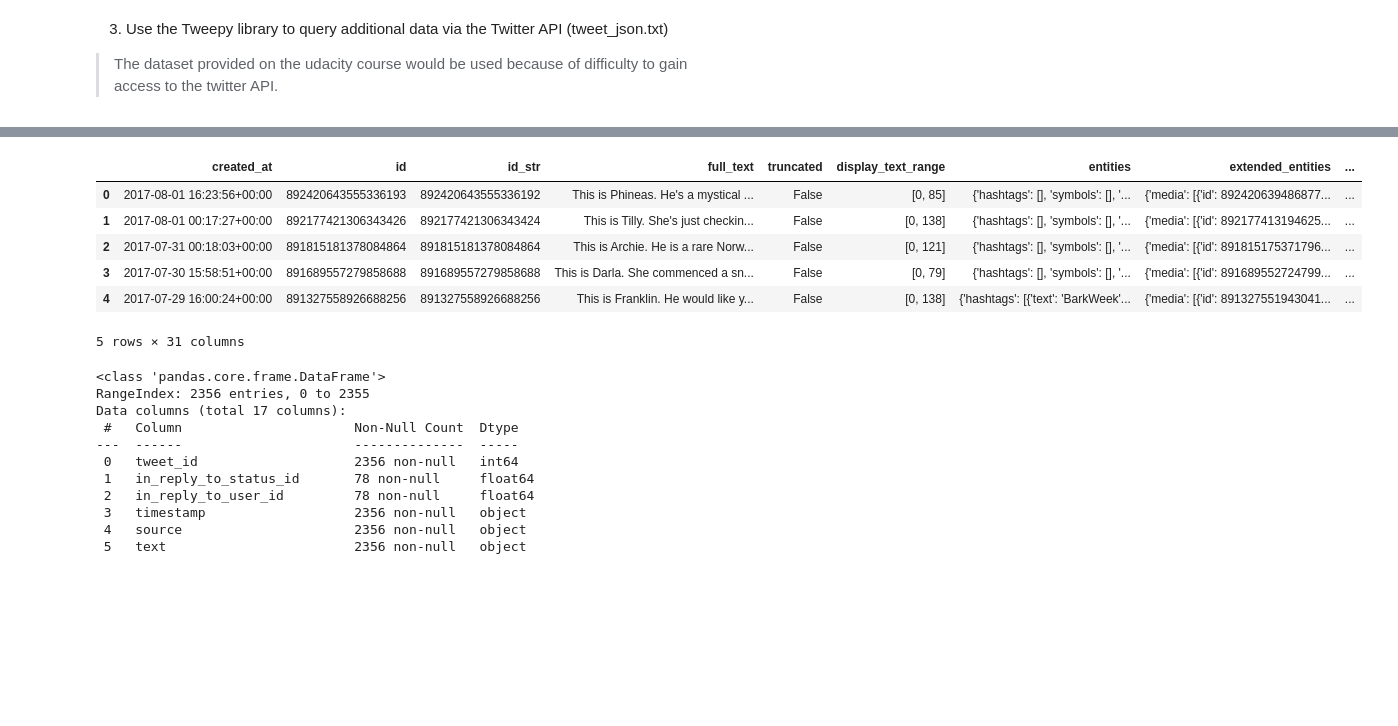
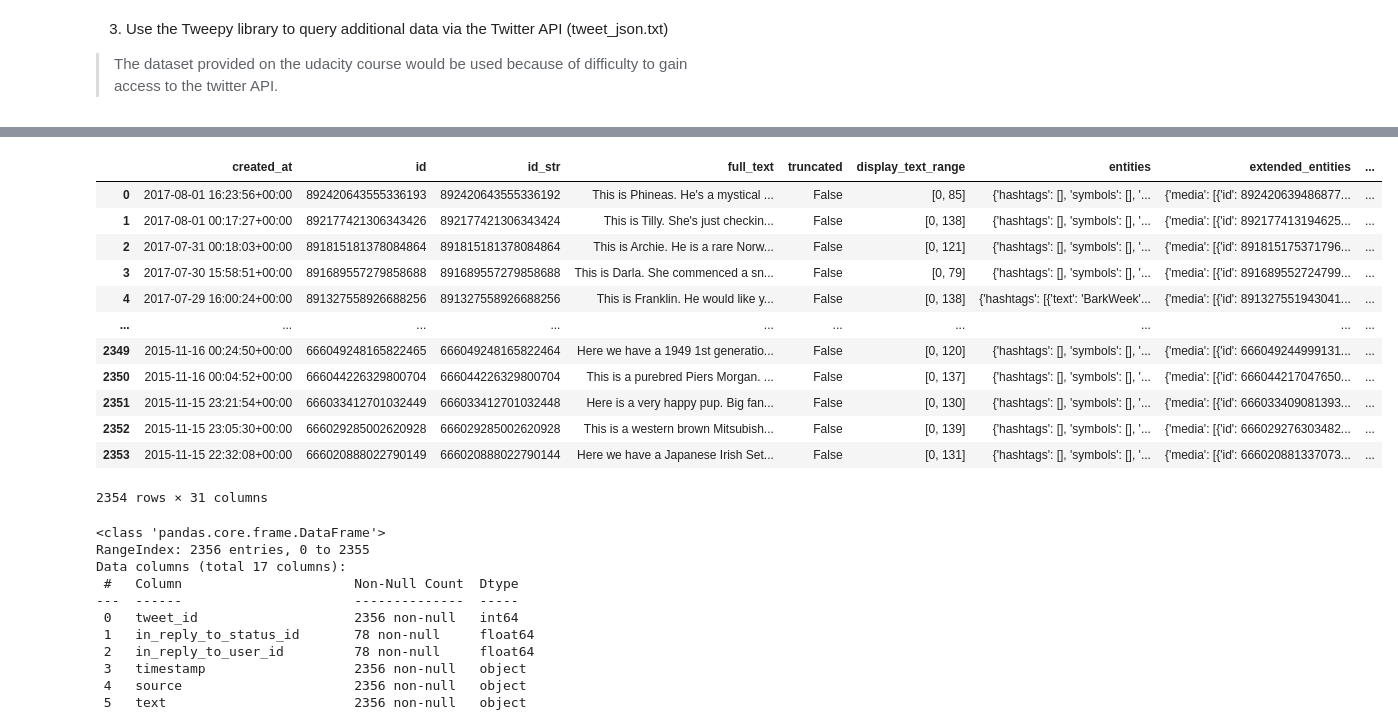
Before and after one commit to dev-tyta/Twitter-Data-Wrangling, a Jupyter notebook: wrangle_act.ipynb, the cells around one changed output, grey strips where cells are left out. Cells and saved outputs as stored; diff of their text form; code cells hidden in the pictures; blank space fills up the shorter version.

```diff
--- a/wrangle_act.ipynb
+++ b/wrangle_act.ipynb
@@ -55,13 +68,19 @@ image_pred.head()
 # %%
-tweet_json.head()
+tweet_json
 # %% [output]
 |  | created_at | id | id_str | full_text | truncated | display_text_range | entities | extended_entities | ... |
 | 0 | 2017-08-01 16:23:56+00:00 | 892420643555336193 | 892420643555336192 | This is Phineas. He's a mystical ... | False | [0, 85] | {'hashtags': [], 'symbols': [], '... | {'media': [{'id': 892420639486877... | ... |
 | 1 | 2017-08-01 00:17:27+00:00 | 892177421306343426 | 892177421306343424 | This is Tilly. She's just checkin... | False | [0, 138] | {'hashtags': [], 'symbols': [], '... | {'media': [{'id': 892177413194625... | ... |
 | 2 | 2017-07-31 00:18:03+00:00 | 891815181378084864 | 891815181378084864 | This is Archie. He is a rare Norw... | False | [0, 121] | {'hashtags': [], 'symbols': [], '... | {'media': [{'id': 891815175371796... | ... |
 | 3 | 2017-07-30 15:58:51+00:00 | 891689557279858688 | 891689557279858688 | This is Darla. She commenced a sn... | False | [0, 79] | {'hashtags': [], 'symbols': [], '... | {'media': [{'id': 891689552724799... | ... |
 | 4 | 2017-07-29 16:00:24+00:00 | 891327558926688256 | 891327558926688256 | This is Franklin. He would like y... | False | [0, 138] | {'hashtags': [{'text': 'BarkWeek'... | {'media': [{'id': 891327551943041... | ... |
+| ... | ... | ... | ... | ... | ... | ... | ... | ... | ... |
+| 2349 | 2015-11-16 00:24:50+00:00 | 666049248165822465 | 666049248165822464 | Here we have a 1949 1st generatio... | False | [0, 120] | {'hashtags': [], 'symbols': [], '... | {'media': [{'id': 666049244999131... | ... |
+| 2350 | 2015-11-16 00:04:52+00:00 | 666044226329800704 | 666044226329800704 | This is a purebred Piers Morgan. ... | False | [0, 137] | {'hashtags': [], 'symbols': [], '... | {'media': [{'id': 666044217047650... | ... |
+| 2351 | 2015-11-15 23:21:54+00:00 | 666033412701032449 | 666033412701032448 | Here is a very happy pup. Big fan... | False | [0, 130] | {'hashtags': [], 'symbols': [], '... | {'media': [{'id': 666033409081393... | ... |
+| 2352 | 2015-11-15 23:05:30+00:00 | 666029285002620928 | 666029285002620928 | This is a western brown Mitsubish... | False | [0, 139] | {'hashtags': [], 'symbols': [], '... | {'media': [{'id': 666029276303482... | ... |
+| 2353 | 2015-11-15 22:32:08+00:00 | 666020888022790149 | 666020888022790144 | Here we have a Japanese Irish Set... | False | [0, 131] | {'hashtags': [], 'symbols': [], '... | {'media': [{'id': 666020881337073... | ... |
-5 rows × 31 columns
+2354 rows × 31 columns
 # %%
 twitter_archived.info()
 # %% [output]
```
Also changed, not shown: parts of 50 cells of this notebook.
